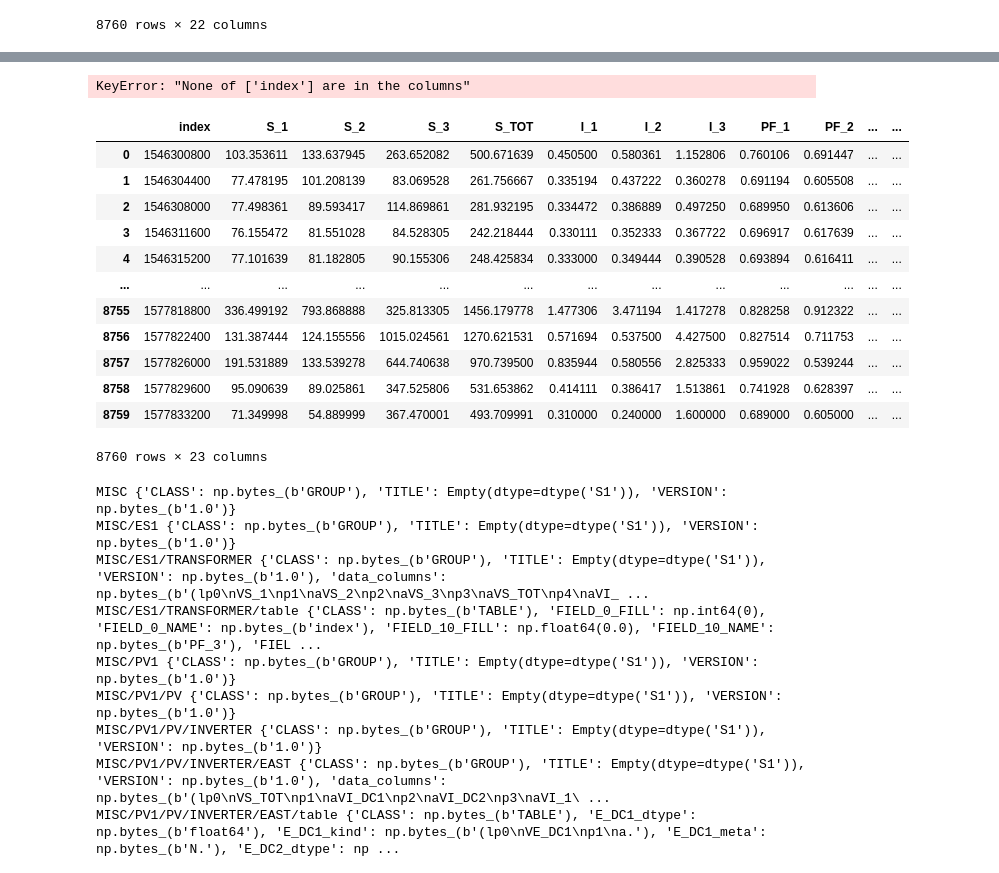
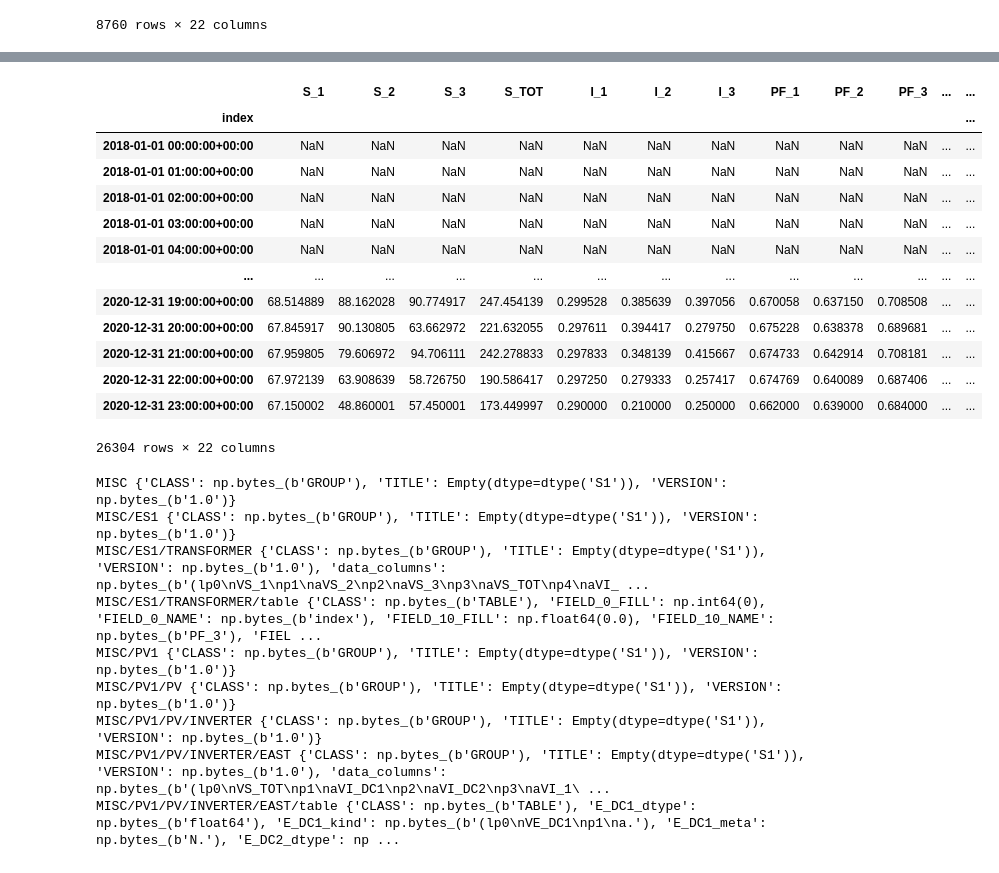
Before and after one commit to JaMoPinter/MPC-vs-RBC, a Jupyter notebook: data/load_data.ipynb, the cells around one changed output, grey strips where cells are left out. Drawn from its saved outputs; the diff is of its cells as text; code cells hidden in the pictures.

```diff
--- a/data/load_data.ipynb
+++ b/data/load_data.ipynb
@@ -111,15 +112,34 @@ def concat_dataframes_unique_index(df_list):
     # Combine all indices into a single Series
     all_indices = pd.concat([df.index.to_series() for df in df_list], ignore_index=True)
 
-    sum_of_duplicates = all_indices.duplicated().sum()
-    if sum_of_duplicates > 0:
-        print(f"Found {sum_of_duplicates} duplicate 'index' entries across dataframes.")
+    # Convert to UTC datetime
+    utc_indices = pd.to_datetime(all_indices, unit='s', utc=True)
 
-    # Check for duplicates
-    if all_indices.duplicated().any():
-        raise ValueError("Duplicate index values found across dataframes.")
+    #
+    # Checking a lot of stuff about the indices
+    #
 
-    # Concatenate safely
-    return pd.concat(df_list)
+    # Sanity check for UTC conversion
+    assert utc_indices.notnull().all(), "Some indices could not be converted to UTC timestamps"
+    assert str(utc_indices.dt.tz) == 'UTC', "Indices are not in UTC timezone."
+    # Sanity check for duplicates
+    assert len(utc_indices) == utc_indices.nunique(), "Duplicate index values found across dataframes."
+    # Check if all indices are sorted
+    assert utc_indices.is_monotonic_increasing, "Indices are not sorted in increasing order."
+    # Check if they are equally spaced
+    time_diffs = utc_indices.diff().dropna()
+    assert time_diffs.nunique() == 1, "Indices are not equally spaced."
+
+    #
+    # Index now contains all unique UTC timestamps from all dataframes
+    #
+
+    # Concatenate dataframes
+    df_full = pd.concat(df_list, axis=0, ignore_index=True)
+
+    # Replace the index with the UTC-converted version
+    df_full.index = utc_indices
+
+    return df_full
 # %%
 result = concat_dataframes_unique_index(dfs)
@@ -129,20 +146,17 @@ ValueError: Duplicate index values found across dataframes.
 # %%
-result = concat_dataframes_unique_index(dfs)
+result
 # %% [output]
+|  | S_1 | S_2 | S_3 | S_TOT | I_1 | I_2 | I_3 | PF_1 | PF_2 | PF_3 | ... | ... |
+| index |  |  |  |  |  |  |  |  |  |  |  | ... |
+| 2018-01-01 00:00:00+00:00 | NaN | NaN | NaN | NaN | NaN | NaN | NaN | NaN | NaN | NaN | ... | ... |
+| 2018-01-01 01:00:00+00:00 | NaN | NaN | NaN | NaN | NaN | NaN | NaN | NaN | NaN | NaN | ... | ... |
+| 2018-01-01 02:00:00+00:00 | NaN | NaN | NaN | NaN | NaN | NaN | NaN | NaN | NaN | NaN | ... | ... |
+| 2018-01-01 03:00:00+00:00 | NaN | NaN | NaN | NaN | NaN | NaN | NaN | NaN | NaN | NaN | ... | ... |
+| 2018-01-01 04:00:00+00:00 | NaN | NaN | NaN | NaN | NaN | NaN | NaN | NaN | NaN | NaN | ... | ... |
+| ... | ... | ... | ... | ... | ... | ... | ... | ... | ... | ... | ... | ... |
+| 2020-12-31 19:00:00+00:00 | 68.514889 | 88.162028 | 90.774917 | 247.454139 | 0.299528 | 0.385639 | 0.397056 | 0.670058 | 0.637150 | 0.708508 | ... | ... |
+| 2020-12-31 20:00:00+00:00 | 67.845917 | 90.130805 | 63.662972 | 221.632055 | 0.297611 | 0.394417 | 0.279750 | 0.675228 | 0.638378 | 0.689681 | ... | ... |
+| 2020-12-31 21:00:00+00:00 | 67.959805 | 79.606972 | 94.706111 | 242.278833 | 0.297833 | 0.348139 | 0.415667 | 0.674733 | 0.642914 | 0.708181 | ... | ... |
+| 2020-12-31 22:00:00+00:00 | 67.972139 | 63.908639 | 58.726750 | 190.586417 | 0.297250 | 0.279333 | 0.257417 | 0.674769 | 0.640089 | 0.687406 | ... | ... |
+| 2020-12-31 23:00:00+00:00 | 67.150002 | 48.860001 | 57.450001 | 173.449997 | 0.290000 | 0.210000 | 0.250000 | 0.662000 | 0.639000 | 0.684000 | ... | ... |
-KeyError: "None of ['index'] are in the columns"
+26304 rows × 22 columns
-# %%
-dfs[0]
-# %% [output]
-|  | index | S_1 | S_2 | S_3 | S_TOT | I_1 | I_2 | I_3 | PF_1 | PF_2 | ... | ... |
-| 0 | 1546300800 | 103.353611 | 133.637945 | 263.652082 | 500.671639 | 0.450500 | 0.580361 | 1.152806 | 0.760106 | 0.691447 | ... | ... |
-| 1 | 1546304400 | 77.478195 | 101.208139 | 83.069528 | 261.756667 | 0.335194 | 0.437222 | 0.360278 | 0.691194 | 0.605508 | ... | ... |
-| 2 | 1546308000 | 77.498361 | 89.593417 | 114.869861 | 281.932195 | 0.334472 | 0.386889 | 0.497250 | 0.689950 | 0.613606 | ... | ... |
-| 3 | 1546311600 | 76.155472 | 81.551028 | 84.528305 | 242.218444 | 0.330111 | 0.352333 | 0.367722 | 0.696917 | 0.617639 | ... | ... |
-| 4 | 1546315200 | 77.101639 | 81.182805 | 90.155306 | 248.425834 | 0.333000 | 0.349444 | 0.390528 | 0.693894 | 0.616411 | ... | ... |
-| ... | ... | ... | ... | ... | ... | ... | ... | ... | ... | ... | ... | ... |
-| 8755 | 1577818800 | 336.499192 | 793.868888 | 325.813305 | 1456.179778 | 1.477306 | 3.471194 | 1.417278 | 0.828258 | 0.912322 | ... | ... |
-| 8756 | 1577822400 | 131.387444 | 124.155556 | 1015.024561 | 1270.621531 | 0.571694 | 0.537500 | 4.427500 | 0.827514 | 0.711753 | ... | ... |
-| 8757 | 1577826000 | 191.531889 | 133.539278 | 644.740638 | 970.739500 | 0.835944 | 0.580556 | 2.825333 | 0.959022 | 0.539244 | ... | ... |
-| 8758 | 1577829600 | 95.090639 | 89.025861 | 347.525806 | 531.653862 | 0.414111 | 0.386417 | 1.513861 | 0.741928 | 0.628397 | ... | ... |
-| 8759 | 1577833200 | 71.349998 | 54.889999 | 367.470001 | 493.709991 | 0.310000 | 0.240000 | 1.600000 | 0.689000 | 0.605000 | ... | ... |
-8760 rows × 23 columns
```
Also changed, not shown: parts of 8 cells of this notebook.
